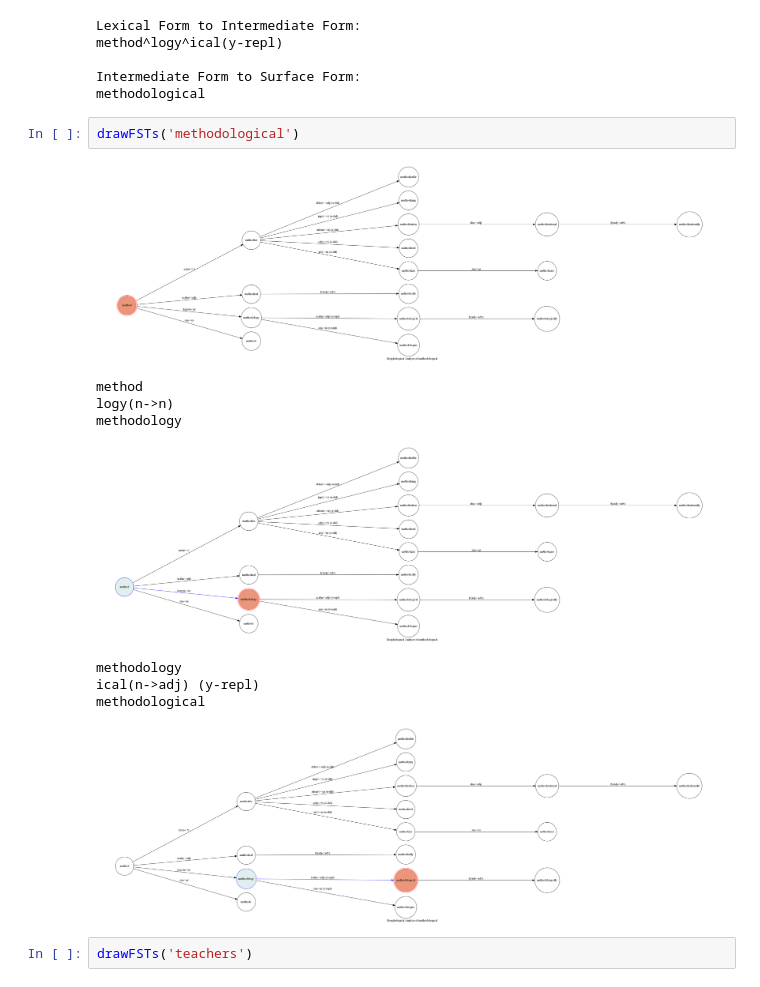
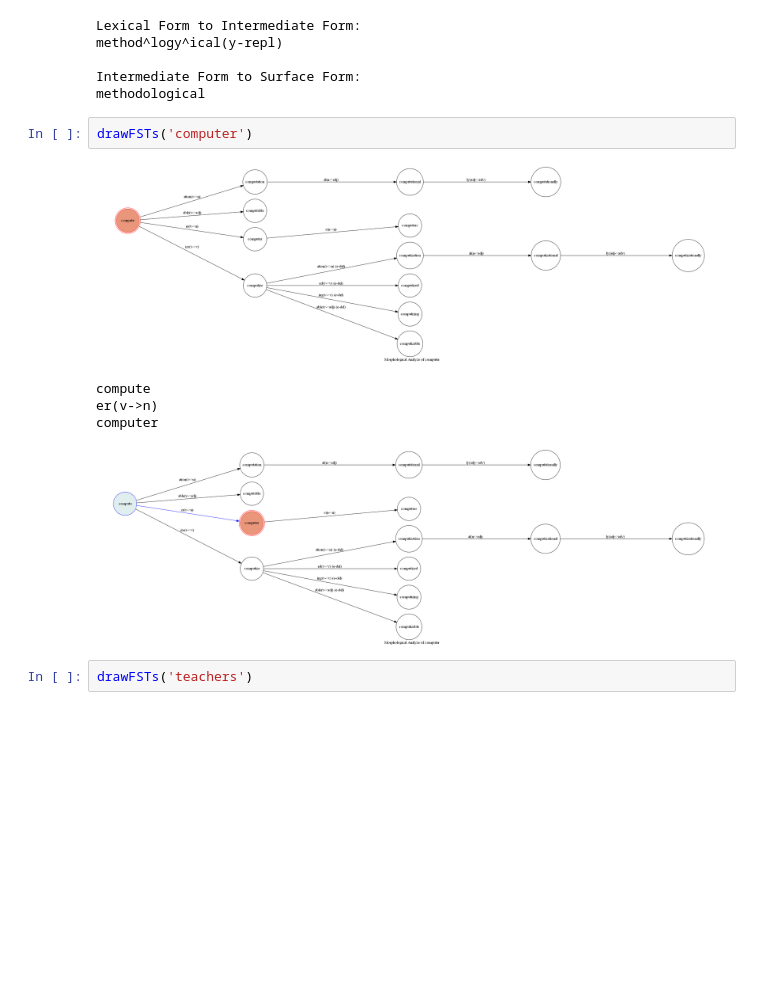
Before and after one commit to suyunu/morphological-analyzer, a Jupyter notebook: morphy34.ipynb, the cells around one changed output. Drawn from its saved outputs; the diff is of its cells as text; blank space fills up the shorter version.

```diff
--- a/morphy34.ipynb
+++ b/morphy34.ipynb
@@ -434,17 +434,13 @@ method^logy^ical(y-repl)
 Intermediate Form to Surface Form:
 methodological
 # %%
-drawFSTs('methodological')
+drawFSTs('computer')
 # %% [output]
-[figure, old version]
+[figure, new version]
-method
-logy(n->n)
-methodology
+compute
+er(v->n)
+computer
-[figure, old version]
+[figure, new version]
-methodology
-ical(n->adj) (y-repl)
-methodological
-[figure, removed]
 # %%
 drawFSTs('teachers')
 # %% [output]
```
Also changed, not shown: parts of 3 cells of this notebook.
